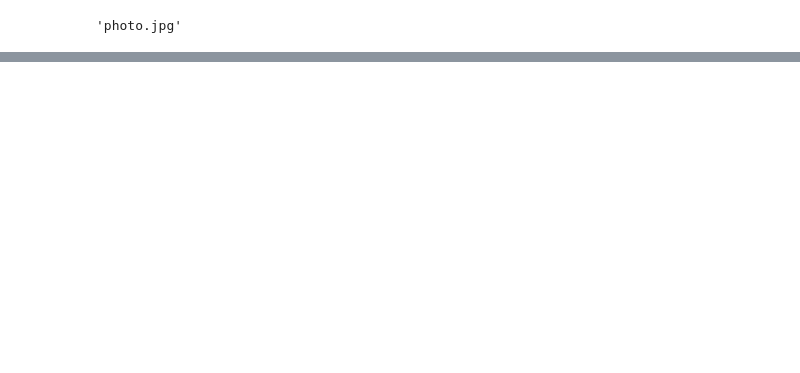
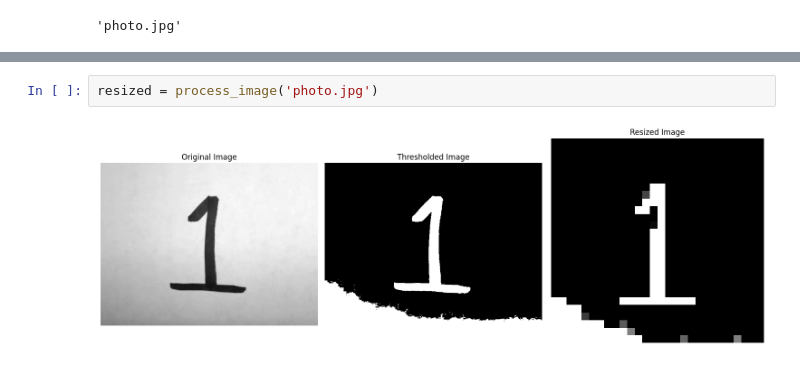
Before and after one commit to hectorcamachoz/TallerRedesNeuronales, a Jupyter notebook: TallerRedesNeuronales.ipynb, the cells around one changed output, grey strips where cells are left out. Cells and saved outputs as stored; diff of their text form; blank space fills up the shorter version.

```diff
--- a/TallerRedesNeuronales.ipynb
+++ b/TallerRedesNeuronales.ipynb
@@ -319,0 +404,4 @@ The predicted digit is: 2
+# %%
+resized = process_image('photo.jpg')
+# %% [output]
+[figure, added]
```
Also changed, not shown: parts of 69 cells of this notebook.
